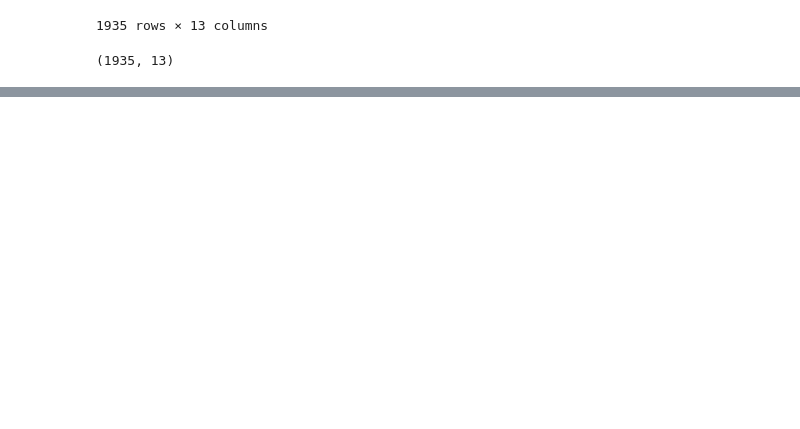
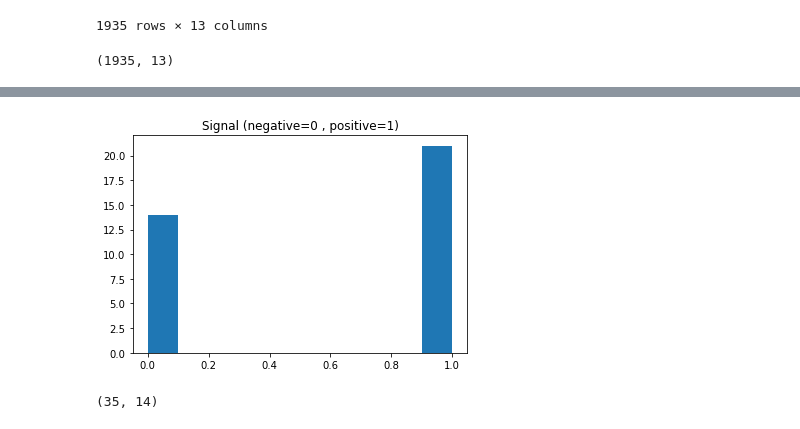
Before and after one commit to gmineo/Finance-Migros, a Jupyter notebook: new script.ipynb, the cells around one changed output, grey strips where cells are left out. Cells and saved outputs as stored; diff of their text form; code cells hidden in the pictures; blank space fills up the shorter version.

```diff
--- a/new script.ipynb
+++ b/new script.ipynb
@@ -315,0 +284,11 @@ final_df
+# %%
+final_df.describe()
+plt.hist(final_df['sig'])
+plt.title('Signal (negative=0 , positive=1)')
+plt.show()
+# %% [output]
+[figure, added]
+# %%
+final_df.shape
+# %% [output]
+(35, 14)
```
Also changed, not shown: parts of 28 cells of this notebook.
